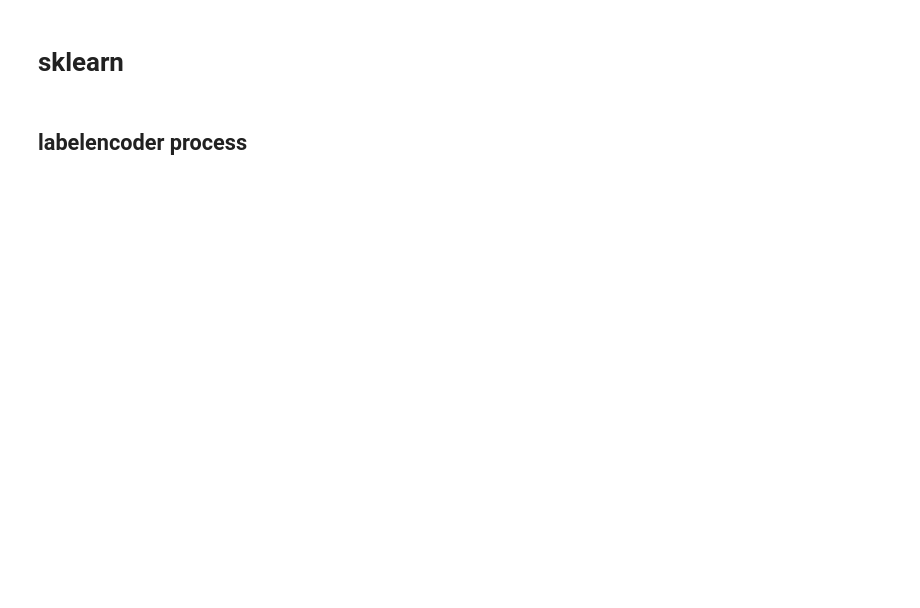
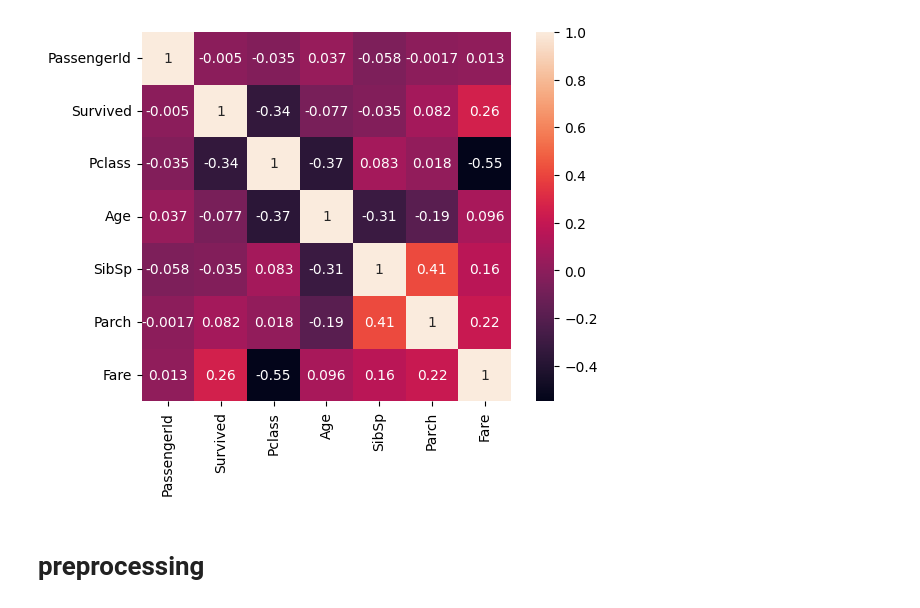
Before and after one commit to j764012/titanic-analyzsis, a Jupyter notebook: titanic.ipynb, the cells around one changed output. Drawn from its saved outputs; the diff is of its cells as text; code cells hidden in the pictures; blank space fills up the shorter version.

```diff
--- a/titanic.ipynb
+++ b/titanic.ipynb
@@ -1,2 +1,7 @@
 # %% [markdown]
 <a href="https://colab.research.google.com/github/j764012/titanic-analyzsis/blob/main/titanic.ipynb" target="_parent"><img src="https://colab.research.google.com/assets/colab-badge.svg" alt="Open In Colab"/></a>
+# %%
+import pandas as pd
+
+df_train = pd.read_csv('https://raw.githubusercontent.com/dsindy/kaggle-titanic/master/data/train.csv')
+df_train
@@ -3,4 +22,11 @@
+# %%
+import seaborn as sns
+import matplotlib.pyplot as plt
+
+corr = df_train.corr()
+
+cmap = sns.heatmap(corr, square=True, annot=True)
+# %% [output]
+[figure, added]
 # %% [markdown]
-# sklearn
+# preprocessing
-# %% [markdown]
-## labelencoder process
```
Also changed, not shown: parts of 62 cells of this notebook.
